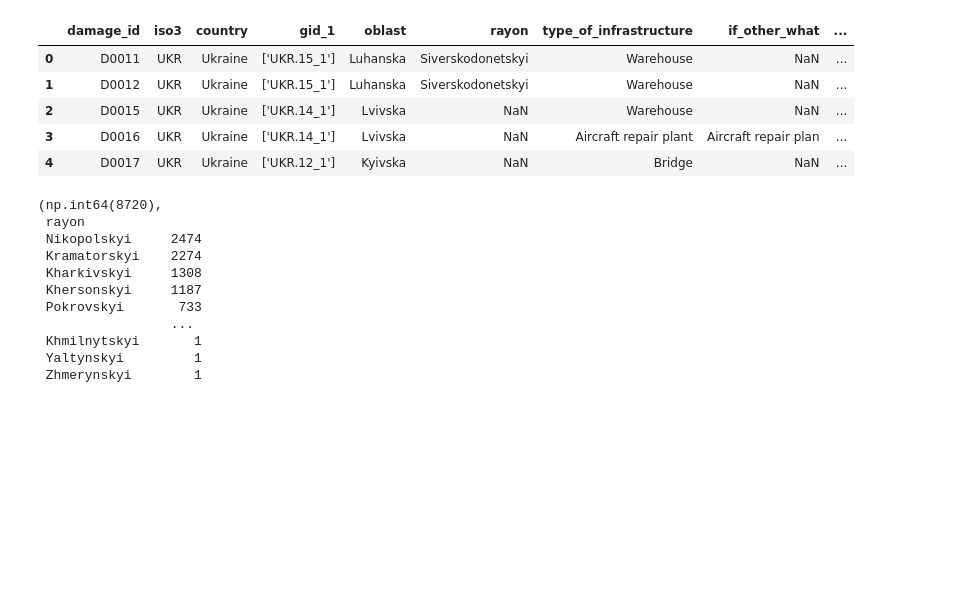
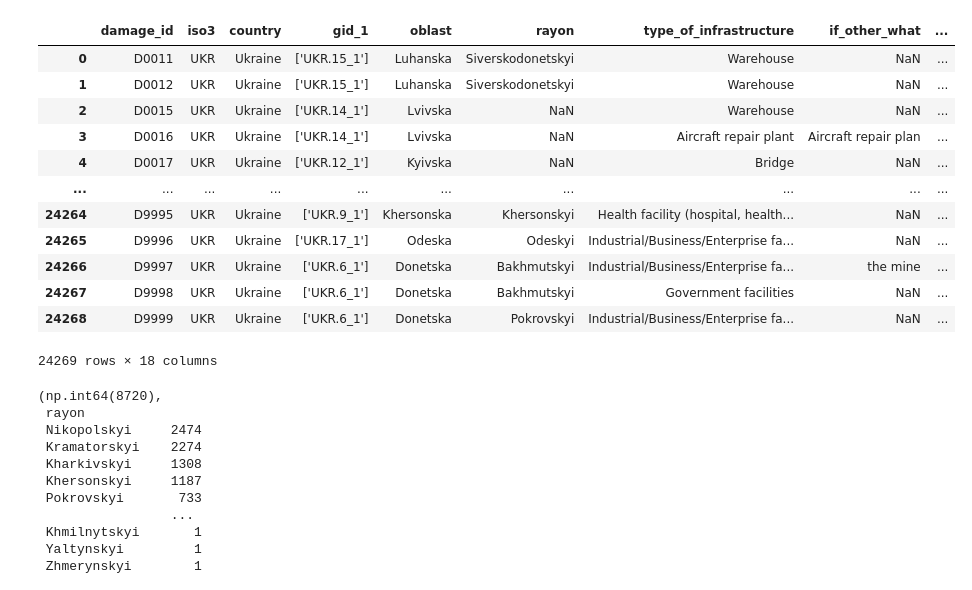
Before and after one commit to eglhannah/understanding_uncertainty_ukraine_project, a Jupyter notebook: MarkovChain.ipynb, the cells around one changed output. Cells and saved outputs as stored; diff of their text form; code cells hidden in the pictures; blank space fills up the shorter version.

```diff
--- a/MarkovChain.ipynb
+++ b/MarkovChain.ipynb
@@ -5,14 +6,21 @@ import matplotlib.pyplot as plt
 # %%
 #import the data
 data = pd.read_csv("ukraine-damages.csv", delimiter = "|")
-data.head()
+data
 # %% [output]
 |  | damage_id | iso3 | country | gid_1 | oblast | rayon | type_of_infrastructure | if_other_what | ... |
 | 0 | D0011 | UKR | Ukraine | ['UKR.15_1'] | Luhanska | Siverskodonetskyi | Warehouse | NaN | ... |
 | 1 | D0012 | UKR | Ukraine | ['UKR.15_1'] | Luhanska | Siverskodonetskyi | Warehouse | NaN | ... |
 | 2 | D0015 | UKR | Ukraine | ['UKR.14_1'] | Lvivska | NaN | Warehouse | NaN | ... |
 | 3 | D0016 | UKR | Ukraine | ['UKR.14_1'] | Lvivska | NaN | Aircraft repair plant | Aircraft repair plan | ... |
 | 4 | D0017 | UKR | Ukraine | ['UKR.12_1'] | Kyivska | NaN | Bridge | NaN | ... |
+| ... | ... | ... | ... | ... | ... | ... | ... | ... | ... |
+| 24264 | D9995 | UKR | Ukraine | ['UKR.9_1'] | Khersonska | Khersonskyi | Health facility (hospital, health... | NaN | ... |
+| 24265 | D9996 | UKR | Ukraine | ['UKR.17_1'] | Odeska | Odeskyi | Industrial/Business/Enterprise fa... | NaN | ... |
+| 24266 | D9997 | UKR | Ukraine | ['UKR.6_1'] | Donetska | Bakhmutskyi | Industrial/Business/Enterprise fa... | the mine | ... |
+| 24267 | D9998 | UKR | Ukraine | ['UKR.6_1'] | Donetska | Bakhmutskyi | Government facilities | NaN | ... |
+| 24268 | D9999 | UKR | Ukraine | ['UKR.6_1'] | Donetska | Pokrovskyi | Industrial/Business/Enterprise fa... | NaN | ... |
+24269 rows × 18 columns
 # %%
 #Oblast is the region
 #Rayon is the district within the region
```
Also changed, not shown: parts of 17 cells of this notebook, 1 other file.
